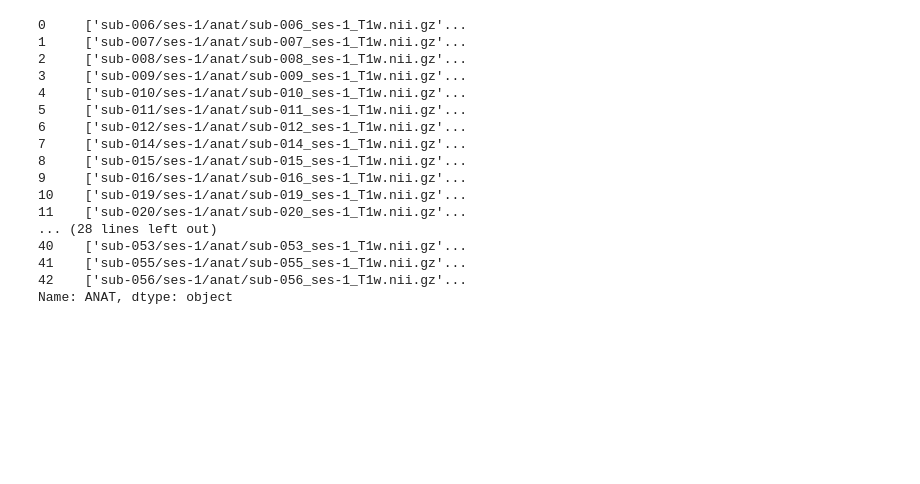
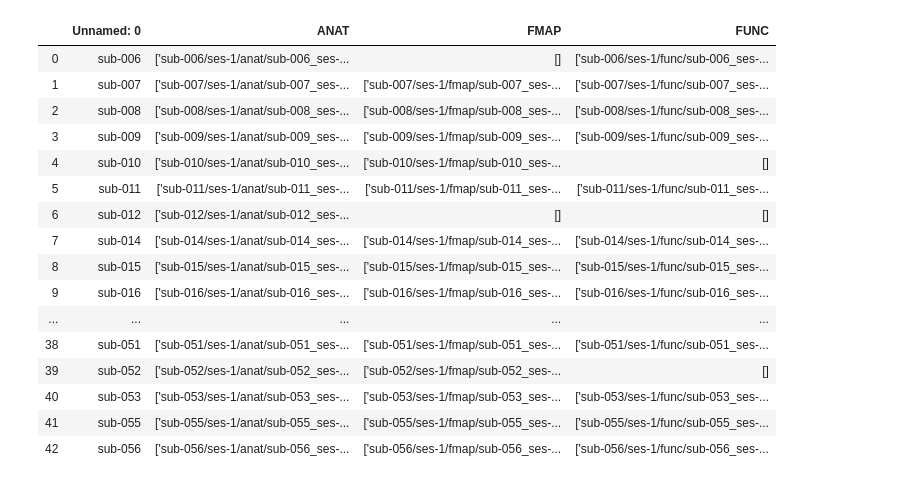
Before and after one commit to niblunc/BRO, a Jupyter notebook: BIDS/Untitled.ipynb, the cells around one changed output. Drawn from its saved outputs; the diff is of its cells as text; code cells hidden in the pictures; blank space fills up the shorter version.

```diff
--- a/BIDS/Untitled.ipynb
+++ b/BIDS/Untitled.ipynb
@@ -1,24 +1,31 @@
 # %%
 import pandas as pd
 import glob, os
+from IPython.core import display as ICD
+pd.options.display.max_rows
+pd.set_option('display.max_colwidth', -1)
 # %%
 df_s1=pd.read_csv('bids_s1.csv', sep="\t", header=0)
-df_s1["ANAT"]
+for index, row in df_s1.iterrows():
+    anats=df_s1.loc[index, "ANAT"]
+    funcs=df_s1.loc[index, "ANAT"]
+    fmaps=df_s1.loc[index, "ANAT"]
+df_s1
 # %% [output]
-0     ['sub-006/ses-1/anat/sub-006_ses-1_T1w.nii.gz'...
-1     ['sub-007/ses-1/anat/sub-007_ses-1_T1w.nii.gz'...
-2     ['sub-008/ses-1/anat/sub-008_ses-1_T1w.nii.gz'...
-3     ['sub-009/ses-1/anat/sub-009_ses-1_T1w.nii.gz'...
-4     ['sub-010/ses-1/anat/sub-010_ses-1_T1w.nii.gz'...
-5     ['sub-011/ses-1/anat/sub-011_ses-1_T1w.nii.gz'...
-6     ['sub-012/ses-1/anat/sub-012_ses-1_T1w.nii.gz'...
-7     ['sub-014/ses-1/anat/sub-014_ses-1_T1w.nii.gz'...
-8     ['sub-015/ses-1/anat/sub-015_ses-1_T1w.nii.gz'...
-9     ['sub-016/ses-1/anat/sub-016_ses-1_T1w.nii.gz'...
-10    ['sub-019/ses-1/anat/sub-019_ses-1_T1w.nii.gz'...
-11    ['sub-020/ses-1/anat/sub-020_ses-1_T1w.nii.gz'...
-... (28 lines left out)
-40    ['sub-053/ses-1/anat/sub-053_ses-1_T1w.nii.gz'...
-41    ['sub-055/ses-1/anat/sub-055_ses-1_T1w.nii.gz'...
-42    ['sub-056/ses-1/anat/sub-056_ses-1_T1w.nii.gz'...
-Name: ANAT, dtype: object
+|  | Unnamed: 0 | ANAT | FMAP | FUNC |
+| 0 | sub-006 | ['sub-006/ses-1/anat/sub-006_ses-... | [] | ['sub-006/ses-1/func/sub-006_ses-... |
+| 1 | sub-007 | ['sub-007/ses-1/anat/sub-007_ses-... | ['sub-007/ses-1/fmap/sub-007_ses-... | ['sub-007/ses-1/func/sub-007_ses-... |
+| 2 | sub-008 | ['sub-008/ses-1/anat/sub-008_ses-... | ['sub-008/ses-1/fmap/sub-008_ses-... | ['sub-008/ses-1/func/sub-008_ses-... |
+| 3 | sub-009 | ['sub-009/ses-1/anat/sub-009_ses-... | ['sub-009/ses-1/fmap/sub-009_ses-... | ['sub-009/ses-1/func/sub-009_ses-... |
+| 4 | sub-010 | ['sub-010/ses-1/anat/sub-010_ses-... | ['sub-010/ses-1/fmap/sub-010_ses-... | [] |
+| 5 | sub-011 | ['sub-011/ses-1/anat/sub-011_ses-... | ['sub-011/ses-1/fmap/sub-011_ses-... | ['sub-011/ses-1/func/sub-011_ses-... |
+| 6 | sub-012 | ['sub-012/ses-1/anat/sub-012_ses-... | [] | [] |
+| 7 | sub-014 | ['sub-014/ses-1/anat/sub-014_ses-... | ['sub-014/ses-1/fmap/sub-014_ses-... | ['sub-014/ses-1/func/sub-014_ses-... |
+| 8 | sub-015 | ['sub-015/ses-1/anat/sub-015_ses-... | ['sub-015/ses-1/fmap/sub-015_ses-... | ['sub-015/ses-1/func/sub-015_ses-... |
+| 9 | sub-016 | ['sub-016/ses-1/anat/sub-016_ses-... | ['sub-016/ses-1/fmap/sub-016_ses-... | ['sub-016/ses-1/func/sub-016_ses-... |
+| ... | ... | ... | ... | ... |
+| 38 | sub-051 | ['sub-051/ses-1/anat/sub-051_ses-... | ['sub-051/ses-1/fmap/sub-051_ses-... | ['sub-051/ses-1/func/sub-051_ses-... |
+| 39 | sub-052 | ['sub-052/ses-1/anat/sub-052_ses-... | ['sub-052/ses-1/fmap/sub-052_ses-... | [] |
+| 40 | sub-053 | ['sub-053/ses-1/anat/sub-053_ses-... | ['sub-053/ses-1/fmap/sub-053_ses-... | ['sub-053/ses-1/func/sub-053_ses-... |
+| 41 | sub-055 | ['sub-055/ses-1/anat/sub-055_ses-... | ['sub-055/ses-1/fmap/sub-055_ses-... | ['sub-055/ses-1/func/sub-055_ses-... |
+| 42 | sub-056 | ['sub-056/ses-1/anat/sub-056_ses-... | ['sub-056/ses-1/fmap/sub-056_ses-... | ['sub-056/ses-1/func/sub-056_ses-... |
```
Also changed, not shown: 3 other files.
